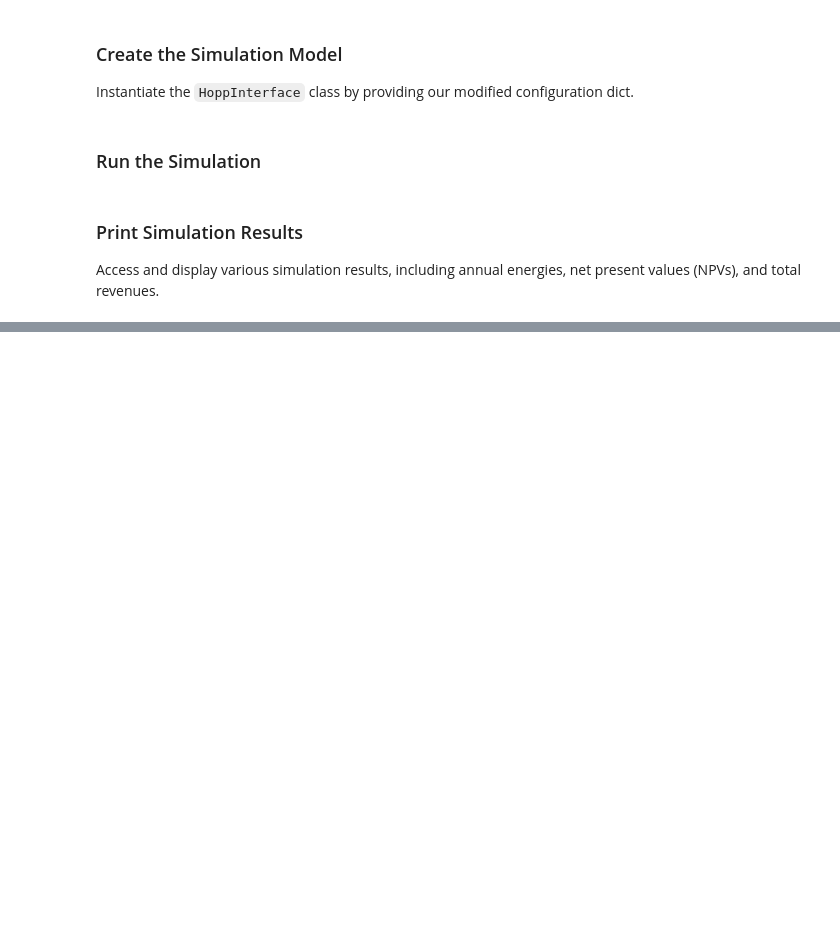
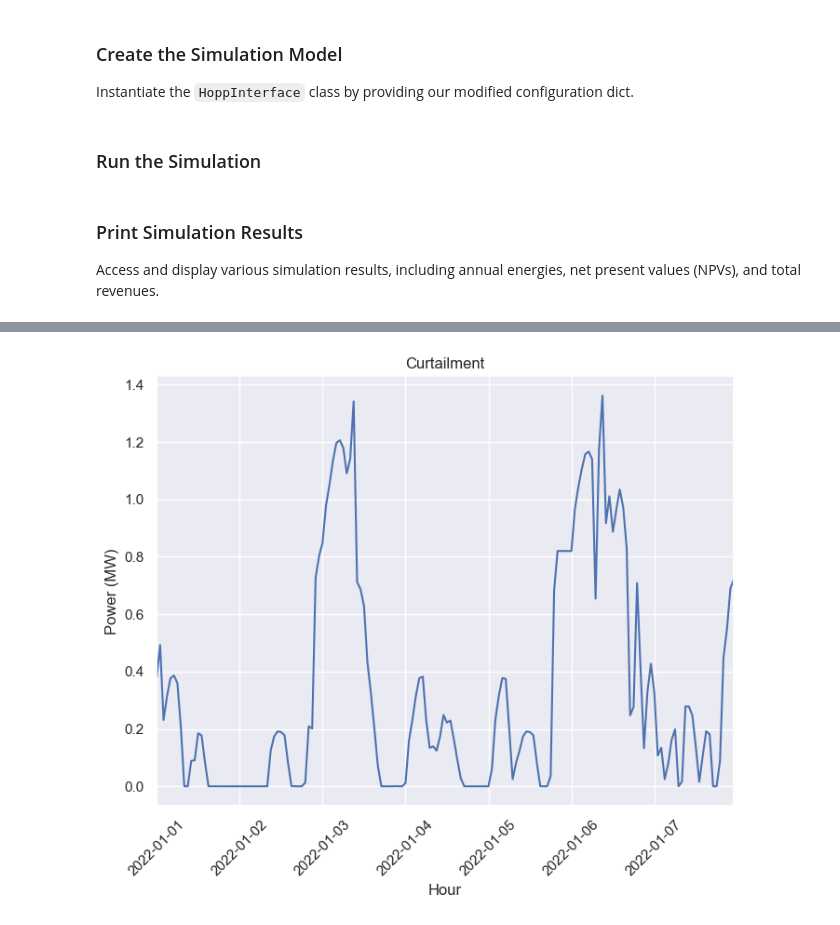
Before and after one commit to camirmas/HOPP, a Jupyter notebook: ev/notebooks/ev-load-following-battery.ipynb, the cells around one changed output, grey strips where cells are left out. Cells and saved outputs as stored; diff of their text form; code cells hidden in the pictures; blank space fills up the shorter version.

```diff
--- a/ev/notebooks/ev-load-following-battery.ipynb
+++ b/ev/notebooks/ev-load-following-battery.ipynb
@@ -162,0 +192,17 @@ ax.legend()
+# %%
+fig, ax = plt.subplots(figsize=(8, 6))
+
+x = np.arange(8760)
+y = np.array(hybrid_plant.grid.schedule_curtailed) / 1000
+
+ax.plot(dates, y[:periods])
+# ax.plot(dates, ev_load[:periods] / 1000, label="EV Demand")
+
+ax.set_xticks(ax.get_xticks(), ax.get_xticklabels(), rotation=45)
+
+ax.set_title("Curtailment")
+ax.set_xlabel("Hour")
+ax.set_ylabel("Power (MW)")
+ax.set_xmargin(0)
+# %% [output]
+[figure, added]
```
Also changed, not shown: parts of 11 cells of this notebook, 3 other files.
